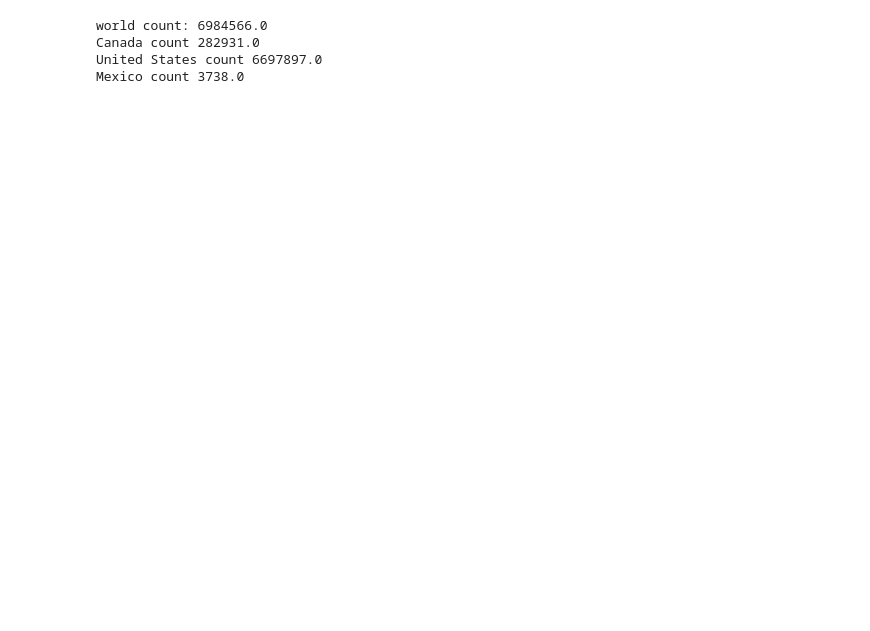
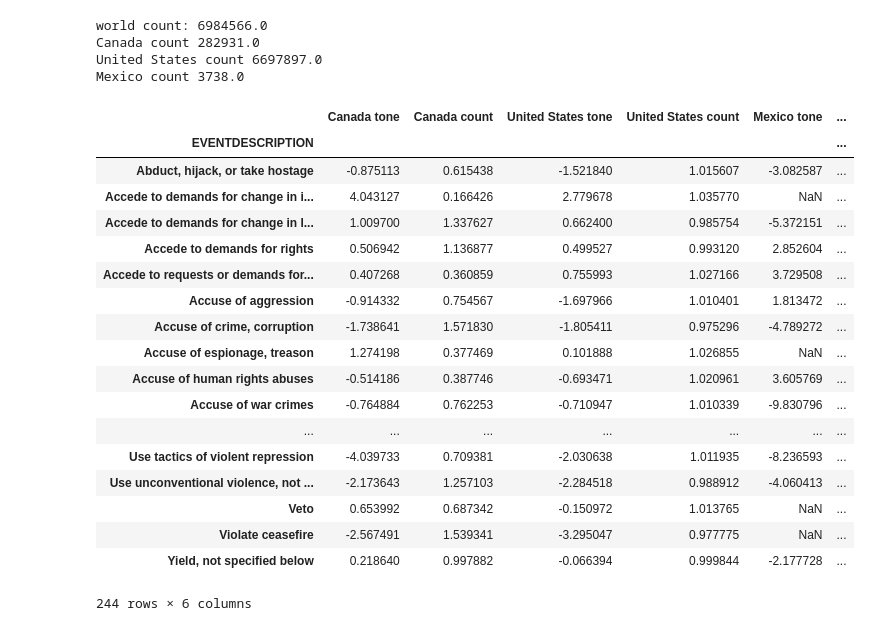
Before and after one commit to EmmanueleSalvati/Kojak, a Jupyter notebook: Kojak_workflow.ipynb, the cells around one changed output. Cells and saved outputs as stored; diff of their text form; code cells hidden in the pictures; blank space fills up the shorter version.

```diff
--- a/Kojak_workflow.ipynb
+++ b/Kojak_workflow.ipynb
@@ -18 +19,23 @@ Mexico count 3738.0
 funcs.tfs_to_tsv(tfs)
+# %%
+tfs
+# %% [output]
+|  | Canada tone | Canada count | United States tone | United States count | Mexico tone | ... |
+| EVENTDESCRIPTION |  |  |  |  |  | ... |
+| Abduct, hijack, or take hostage | -0.875113 | 0.615438 | -1.521840 | 1.015607 | -3.082587 | ... |
+| Accede to demands for change in i... | 4.043127 | 0.166426 | 2.779678 | 1.035770 | NaN | ... |
+| Accede to demands for change in l... | 1.009700 | 1.337627 | 0.662400 | 0.985754 | -5.372151 | ... |
+| Accede to demands for rights | 0.506942 | 1.136877 | 0.499527 | 0.993120 | 2.852604 | ... |
+| Accede to requests or demands for... | 0.407268 | 0.360859 | 0.755993 | 1.027166 | 3.729508 | ... |
+| Accuse of aggression | -0.914332 | 0.754567 | -1.697966 | 1.010401 | 1.813472 | ... |
+| Accuse of crime, corruption | -1.738641 | 1.571830 | -1.805411 | 0.975296 | -4.789272 | ... |
+| Accuse of espionage, treason | 1.274198 | 0.377469 | 0.101888 | 1.026855 | NaN | ... |
+| Accuse of human rights abuses | -0.514186 | 0.387746 | -0.693471 | 1.020961 | 3.605769 | ... |
+| Accuse of war crimes | -0.764884 | 0.762253 | -0.710947 | 1.010339 | -9.830796 | ... |
+| ... | ... | ... | ... | ... | ... | ... |
+| Use tactics of violent repression | -4.039733 | 0.709381 | -2.030638 | 1.011935 | -8.236593 | ... |
+| Use unconventional violence, not ... | -2.173643 | 1.257103 | -2.284518 | 0.988912 | -4.060413 | ... |
+| Veto | 0.653992 | 0.687342 | -0.150972 | 1.013765 | NaN | ... |
+| Violate ceasefire | -2.567491 | 1.539341 | -3.295047 | 0.977775 | NaN | ... |
+| Yield, not specified below | 0.218640 | 0.997882 | -0.066394 | 0.999844 | -2.177728 | ... |
+244 rows × 6 columns
```
Also changed, not shown: parts of 1 cell of this notebook, 2 other files.
